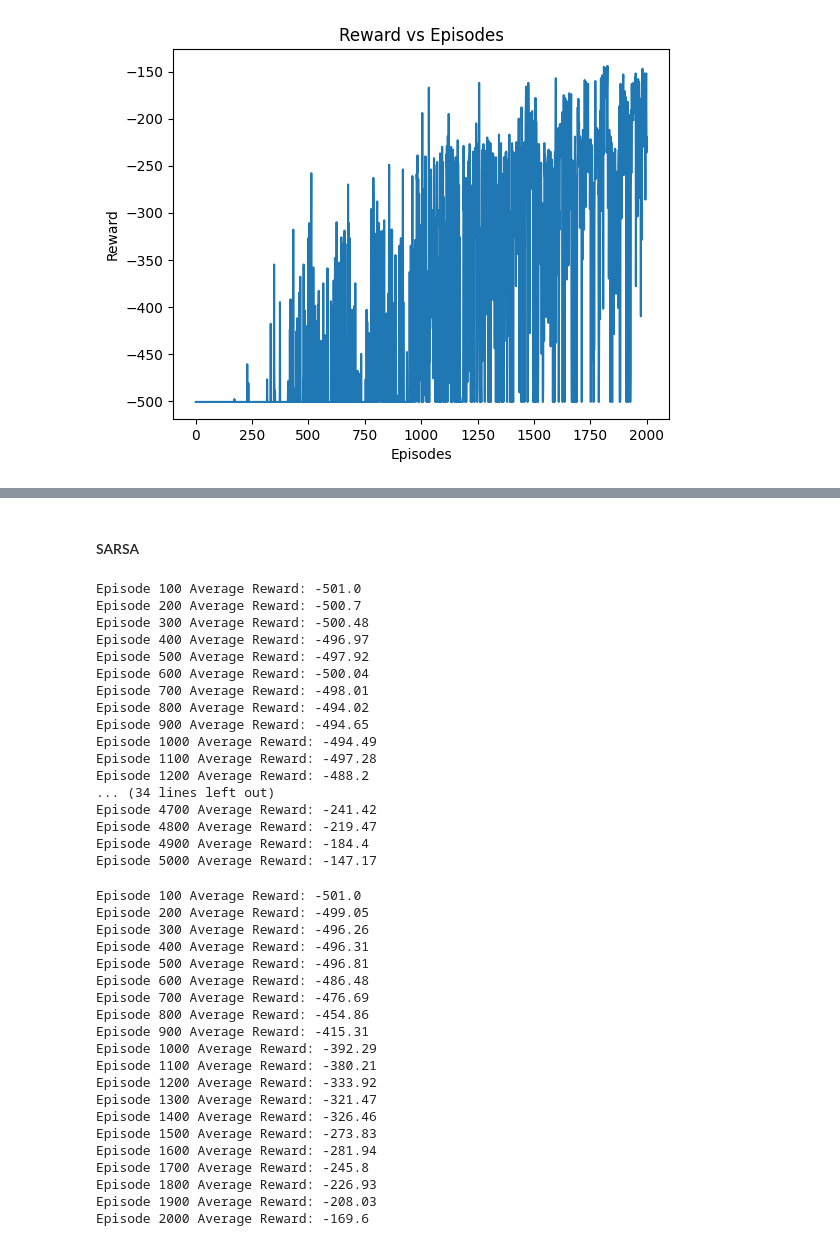
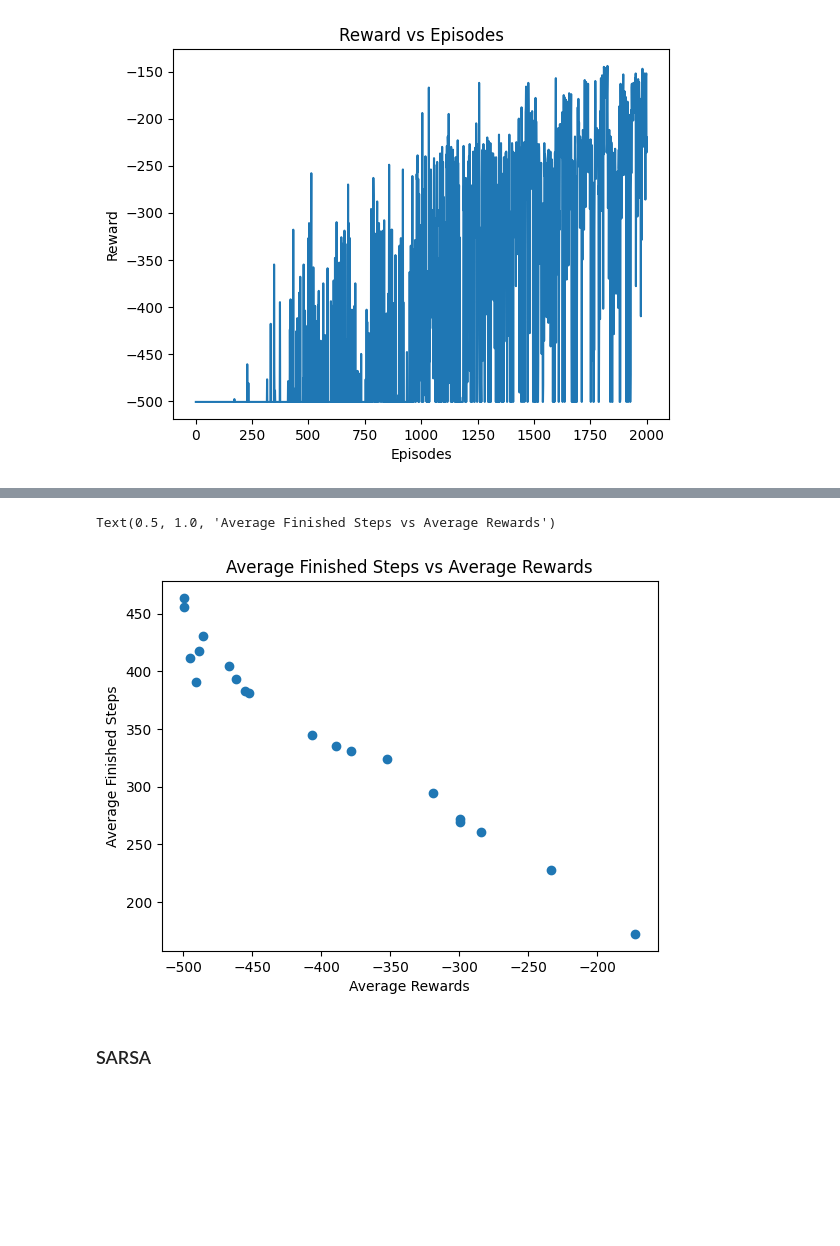
Before and after one commit to oscaro00/Math156_Project, a Jupyter notebook: q-learning and sarsa/Mountain_Cart_Q_learning.ipynb, the cells around one changed output, grey strips where cells are left out. Cells and saved outputs as stored; diff of their text form; code cells hidden in the pictures; blank space fills up the shorter version.

```diff
--- a/q-learning and sarsa/Mountain_Cart_Q_learning.ipynb
+++ b/q-learning and sarsa/Mountain_Cart_Q_learning.ipynb
@@ -200,5 +201,14 @@ Text(0.5, 1.0, 'Reward vs Episodes')
+# %%
+## both rewards and finished steps
+plt.scatter(avg_rewards2, avg_fin_steps2)
+plt.xlabel('Average Rewards')
+plt.ylabel('Average Finished Steps')
+plt.title('Average Finished Steps vs Average Rewards')
+# %% [output]
+Text(0.5, 1.0, 'Average Finished Steps vs Average Rewards')
+[figure, added]
 # %% [markdown]
-#### SARSA
+### SARSA
 # %%
 # Define Sarsa function
 def SARSA(env, learning, discount, epsilon, min_eps, episodes):
@@ -320,46 +343,7 @@ def SARSA(env, learning, discount, epsilon, min_eps, episodes):
 # %%
-avg_rewards3, rewards3, Q_table3 = SARSA(env, 0.2, 0.9, 0.8, 0, 5000)
+avg_rewards3, rewards3, avg_fin_steps3, Q_table3 = SARSA(env, 0.2, 0.9, 0.8, 0, 5000)
-# %% [output]
-Episode 100 Average Reward: -501.0
-Episode 200 Average Reward: -500.7
-Episode 300 Average Reward: -500.48
-Episode 400 Average Reward: -496.97
-Episode 500 Average Reward: -497.92
-Episode 600 Average Reward: -500.04
-Episode 700 Average Reward: -498.01
-Episode 800 Average Reward: -494.02
-Episode 900 Average Reward: -494.65
-Episode 1000 Average Reward: -494.49
-Episode 1100 Average Reward: -497.28
-Episode 1200 Average Reward: -488.2
-... (34 lines left out)
-Episode 4700 Average Reward: -241.42
-Episode 4800 Average Reward: -219.47
-Episode 4900 Average Reward: -184.4
-Episode 5000 Average Reward: -147.17
 # %%
-avg_rewards4, rewards4, Q_table4 = SARSA(env, 0.2, 0.9, 0.8, 0, 2000)
+avg_rewards4, rewards4, avg_fin_steps4, Q_table4 = SARSA(env, 0.2, 0.9, 0.8, 0, 2000)
-# %% [output]
-Episode 100 Average Reward: -501.0
-Episode 200 Average Reward: -499.05
-Episode 300 Average Reward: -496.26
-Episode 400 Average Reward: -496.31
-Episode 500 Average Reward: -496.81
-Episode 600 Average Reward: -486.48
-Episode 700 Average Reward: -476.69
-Episode 800 Average Reward: -454.86
-Episode 900 Average Reward: -415.31
-Episode 1000 Average Reward: -392.29
-Episode 1100 Average Reward: -380.21
-Episode 1200 Average Reward: -333.92
-Episode 1300 Average Reward: -321.47
-Episode 1400 Average Reward: -326.46
-Episode 1500 Average Reward: -273.83
-Episode 1600 Average Reward: -281.94
-Episode 1700 Average Reward: -245.8
-Episode 1800 Average Reward: -226.93
-Episode 1900 Average Reward: -208.03
-Episode 2000 Average Reward: -169.6
 # %%
 # Plot Average Rewards for SARSA
 plt.plot(100*(np.arange(len(avg_rewards4)) + 1), avg_rewards4)
```
Also changed, not shown: parts of 79 cells of this notebook.
